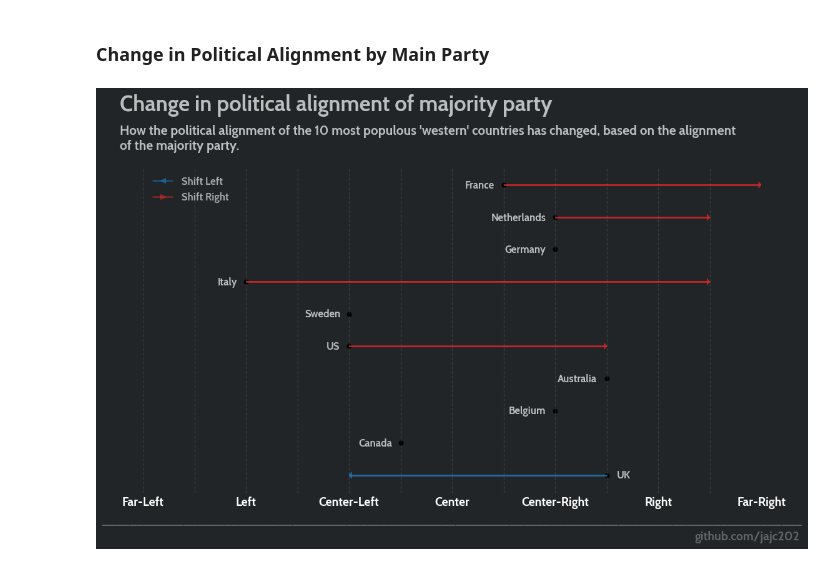
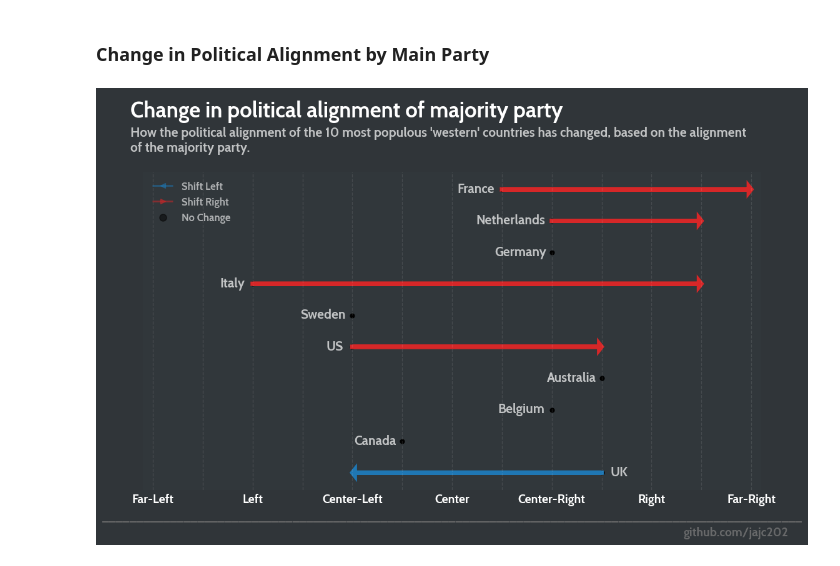
Before and after one commit to jajc202/PartiesInPower, a Jupyter notebook: 02. Code/02. Master Notebook/PiP_Master_Notebooks.ipynb, the cells around one changed output. Cells and saved outputs as stored; diff of their text form; code cells hidden in the pictures.

Commit message:
Improved the aesthetics of graph 2 after viewing it within the article

```diff
--- a/02. Code/02. Master Notebook/PiP_Master_Notebooks.ipynb
+++ b/02. Code/02. Master Notebook/PiP_Master_Notebooks.ipynb
@@ -145,8 +145,8 @@ sns.set_theme(font=prop.get_name())
 style.use('fivethirtyeight')
 
 # Set various mpl parameters
-mpl.rcParams['axes.facecolor'] = '#212528'
-mpl.rcParams['figure.facecolor'] = '#212528'
+mpl.rcParams['axes.facecolor'] = '#31373b'
+mpl.rcParams['figure.facecolor'] = '#303539'
 mpl.rcParams['grid.color'] = 'white'
 mpl.rcParams['grid.alpha'] = 1
 mpl.rcParams['xtick.labelcolor'] = 'white'
@@ -325,16 +306,6 @@ for i in range(len(master_df)):
 
     # Determine line color based on direction of movement
     line_color = left_shift_color if latest_party_score < prev_party_score else right_shift_color
-
-    # Plot connecting line
-    ax.plot(
-        [prev_party_score, latest_party_score],
-        [country, country],
-        color=line_color,
-        linestyle="-",
-        linewidth=2,
-        alpha=0.8
-    )
 
     # Plot previous score marker
     ax.scatter(
@@ -355,8 +326,8 @@ for i in range(len(master_df)):
         0,
         head_width=0.2,
         head_length=0.05,
+        linewidth=5,
         color=line_color,
-        alpha=0.8,
         length_includes_head=True
     )
 
@@ -369,42 +340,45 @@ for i in range(-6,7):
 
 # Add country labels
 # UK
-ax.text(x = 3.2, y = -0.1,
-    s = 'UK',fontsize = 12, color = 'white', alpha = .7, ha='left')
+ax.text(x = 3.18, y = -0.1,
+    s = 'UK',fontsize = 15, color = 'white', alpha = .7, ha='left')
 # Candada
-ax.text(x = -1.82, y = 0.9,
-    s = 'Canada',fontsize = 12, color = 'white', alpha = .7, ha='left')
+ax.text(x = -1.97, y = 0.9,
+    s = 'Canada',fontsize = 15, color = 'white', alpha = .7, ha='left')
 # Belgium
-ax.text(x = 1.1, y = 1.9,
-    s = 'Belgium',fontsize = 12, color = 'white', alpha = .7, ha='left')
+ax.text(x = 0.92, y = 1.9,
+    s = 'Belgium',fontsize = 15, color = 'white', alpha = .7, ha='left')
 # Australia
-ax.text(x = 2.05, y = 2.9,
-    s = 'Australia',fontsize = 12, color = 'white', alpha = .7, ha='left')
+ax.text(x = 1.9, y = 2.9,
+    s = 'Australia',fontsize = 15, color = 'white', alpha = .7, ha='left')
 # US
-ax.text(x = -2.44, y = 3.9,
-    s = 'US',fontsize = 12, color = 'white', alpha = .7, ha='left')
+ax.text(x = -2.52, y = 3.9,
+    s = 'US',fontsize = 15, color = 'white', alpha = .7, ha='left')
 # Sweden
-ax.text(x = -2.86, y = 4.9,
-    s = 'Sweden',fontsize = 12, color = 'white', alpha = .7, ha='left')
+ax.text(x = -3.04, y = 4.9,
+    s = 'Sweden',fontsize = 15, color = 'white', alpha = .7, ha='left')
 # Italy
-ax.text(x = -4.55, y = 5.9,
-    s = 'Italy',fontsize = 12, color = 'white', alpha = .7, ha='left')
+ax.text(x = -4.65, y = 5.9,
+    s = 'Italy',fontsize = 15, color = 'white', alpha = .7, ha='left')
 # Germany
-ax.text(x = 1.02, y = 6.9,
-    s = 'Germany',fontsize = 12, color = 'white', alpha = .7, ha='left')
+ax.text(x = 0.85, y = 6.9,
+    s = 'Germany',fontsize = 15, color = 'white', alpha = .7, ha='left')
 # Netherlands
-ax.text(x = 0.76, y = 7.9,
-    s = 'Netherlands',fontsize = 12, color = 'white', alpha = .7, ha='left')
+ax.text(x = 0.48, y = 7.9,
+    s = 'Netherlands',fontsize = 15, color = 'white', alpha = .7, ha='left')
 # France
-ax.text(x = 0.25, y = 8.9,
-    s = 'France',fontsize = 12, color = 'white', alpha = .7, ha='left')
+ax.text(x = 0.1, y = 8.9,
+    s = 'France',fontsize = 15, color = 'white', alpha = .7, ha='left')
 
 # Add titles and various text
+# Buffer to fix margins
+ax.text(x = -2.15, y = 11.5,fontsize = 25, color = 'white', ha='left', alpha=0,
+        s = '.')
 # Title
-ax.text(x = -6.45, y = 11.3,fontsize = 25, color = 'white', alpha = .7, ha='left',
+ax.text(x = -6.45, y = 11.3,fontsize = 25, color = 'white', ha='left',
         s = 'Change in political alignment of majority party')
 # Subtitle
-ax.text(x = -6.45, y = 10.1, fontsize = 15, color = 'white', alpha = .7, ha='left',
+ax.text(x = -6.45, y = 10.2, fontsize = 15, color = 'white', alpha = .7, ha='left',
         s = 'How the political alignment of the 10 most populous \'western\' countries has changed, based on the alignment \nof the majority party.')
 # Remove y-axis label for a cleaner look
 plt.ylabel("")
@@ -429,33 +403,34 @@ x_tick_mapping = {
 # Apply custom x-ticks
 plt.xticks(ticks=list(x_tick_mapping.keys()), labels=list(x_tick_mapping.values()), fontsize=14)
 # Remove y-ticks
 plt.yticks([], [])
 
 # Improve aesthetics
 # Limit x-axis
-plt.xlim(-6, 6)
+plt.xlim(-6.2, 6.2)
 # Remove xgrid lines
 plt.gca().xaxis.grid(False)
 # Remove extra spines
 sns.despine(left=True, bottom=True)
 # Adjust margins
 fig.tight_layout()
 fig.subplots_adjust(left=0.075, right=0.9)
 
 # Create legend
 # Create legend elements
 left_arrow = mlines.Line2D([], [], color=left_shift_color, marker='<', linestyle='-', linewidth=2, label="Shift Left")
 right_arrow = mlines.Line2D([], [], color=right_shift_color, marker='>', linestyle='-', linewidth=2, label="Shift Right")
+black_dot = mlines.Line2D([], [], color='black', marker='o', linestyle='None', markersize=8, label="No Change")
 # Add legend to the plot
-leg = ax.legend(handles=[left_arrow, right_arrow], loc="upper left", fontsize=12, frameon=False)
+leg = ax.legend(handles=[left_arrow, right_arrow, black_dot], loc="upper left", fontsize=12, frameon=False)
 # Make legend arrows slightly transparent
 for lh in leg.legendHandles:
     lh.set_alpha(0.5)
 # Make legend text slightly transparent
 for ll in leg.texts:
     ll.set_alpha(0.6)
 
 # Show the plot
 plt.show()
 # %% [output]
-[figure, old version]
+[figure, new version]
```
Also changed, not shown: parts of 1 cell of this notebook.
